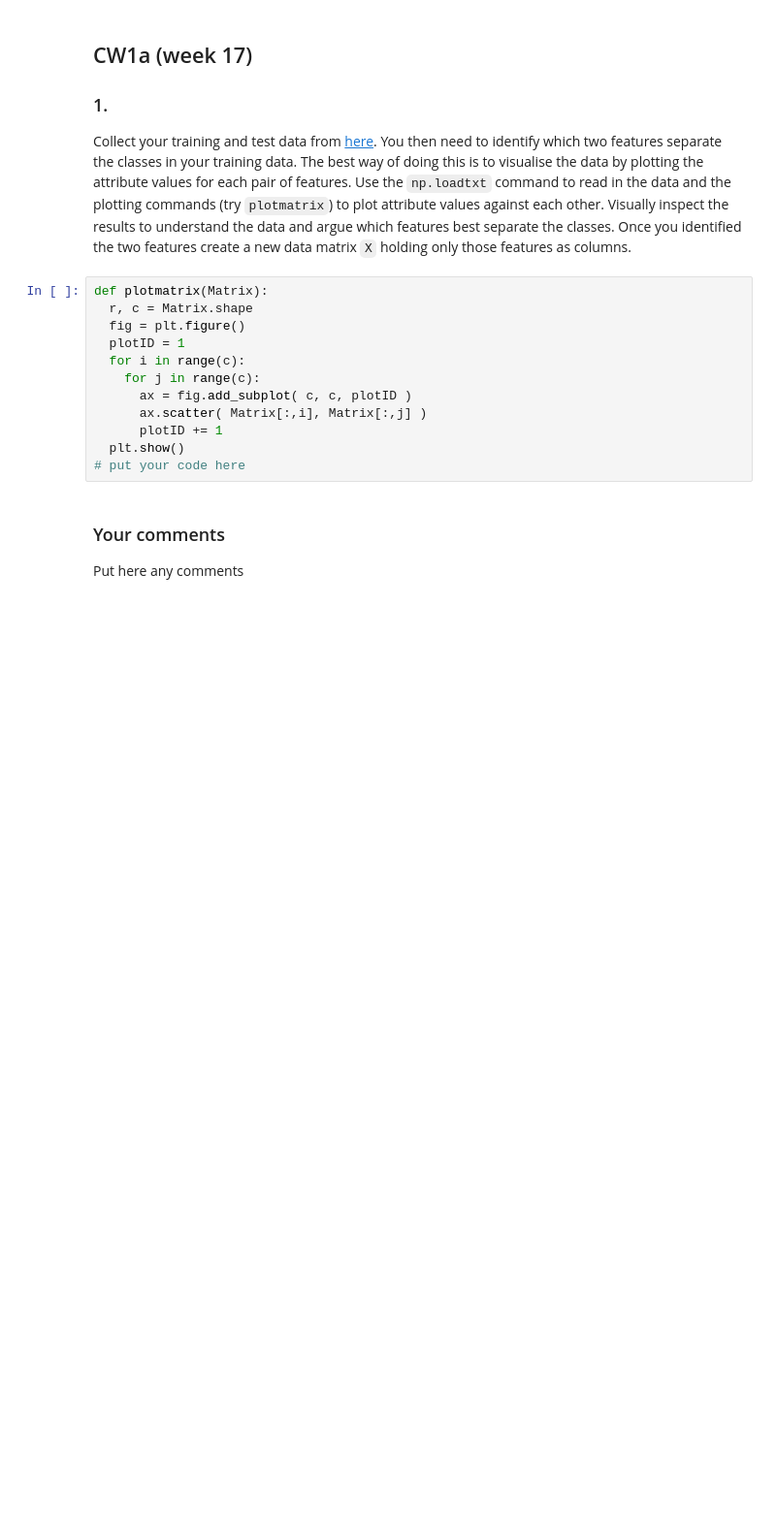
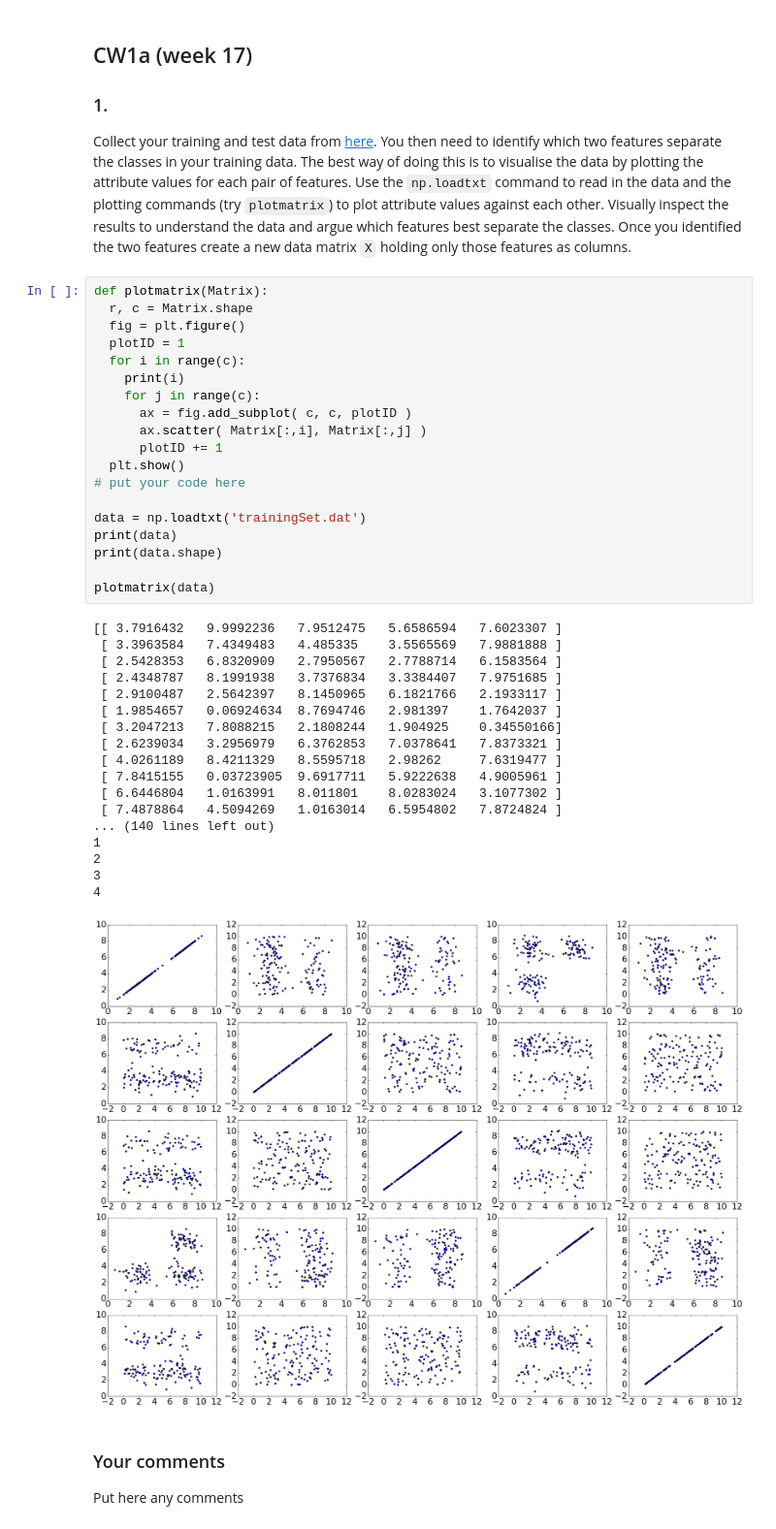
Before and after one commit to JoshVanL/SPS_LabWork, a Jupyter notebook: CW1/cw1.ipynb, the cells around one changed output. Shown at 97% size. Drawn from its saved outputs; the diff is of its cells as text; blank space fills up the shorter version.

```diff
--- a/CW1/cw1.ipynb
+++ b/CW1/cw1.ipynb
@@ -27,15 +27,41 @@ Collect your training and test data from [here](https://www.cs.bris.ac.uk/Teachi
 # %%
 def plotmatrix(Matrix):
   r, c = Matrix.shape
   fig = plt.figure()
   plotID = 1
   for i in range(c):
+    print(i)
     for j in range(c):
       ax = fig.add_subplot( c, c, plotID )
       ax.scatter( Matrix[:,i], Matrix[:,j] )
       plotID += 1
   plt.show()
 # put your code here
+
+data = np.loadtxt('trainingSet.dat')
+print(data)
+print(data.shape)
+
+plotmatrix(data)
+# %% [output]
+[[ 3.7916432   9.9992236   7.9512475   5.6586594   7.6023307 ]
+ [ 3.3963584   7.4349483   4.485335    3.5565569   7.9881888 ]
+ [ 2.5428353   6.8320909   2.7950567   2.7788714   6.1583564 ]
+ [ 2.4348787   8.1991938   3.7376834   3.3384407   7.9751685 ]
+ [ 2.9100487   2.5642397   8.1450965   6.1821766   2.1933117 ]
+ [ 1.9854657   0.06924634  8.7694746   2.981397    1.7642037 ]
+ [ 3.2047213   7.8088215   2.1808244   1.904925    0.34550166]
+ [ 2.6239034   3.2956979   6.3762853   7.0378641   7.8373321 ]
+ [ 4.0261189   8.4211329   8.5595718   2.98262     7.6319477 ]
+ [ 7.8415155   0.03723905  9.6917711   5.9222638   4.9005961 ]
+ [ 6.6446804   1.0163991   8.011801    8.0283024   3.1077302 ]
+ [ 7.4878864   4.5094269   1.0163014   6.5954802   7.8724824 ]
+... (140 lines left out)
+1
+2
+3
+4
+[figure, added]
 # %% [markdown]
 ### Your comments ###
 
```
Also changed, not shown: 2 other files.
